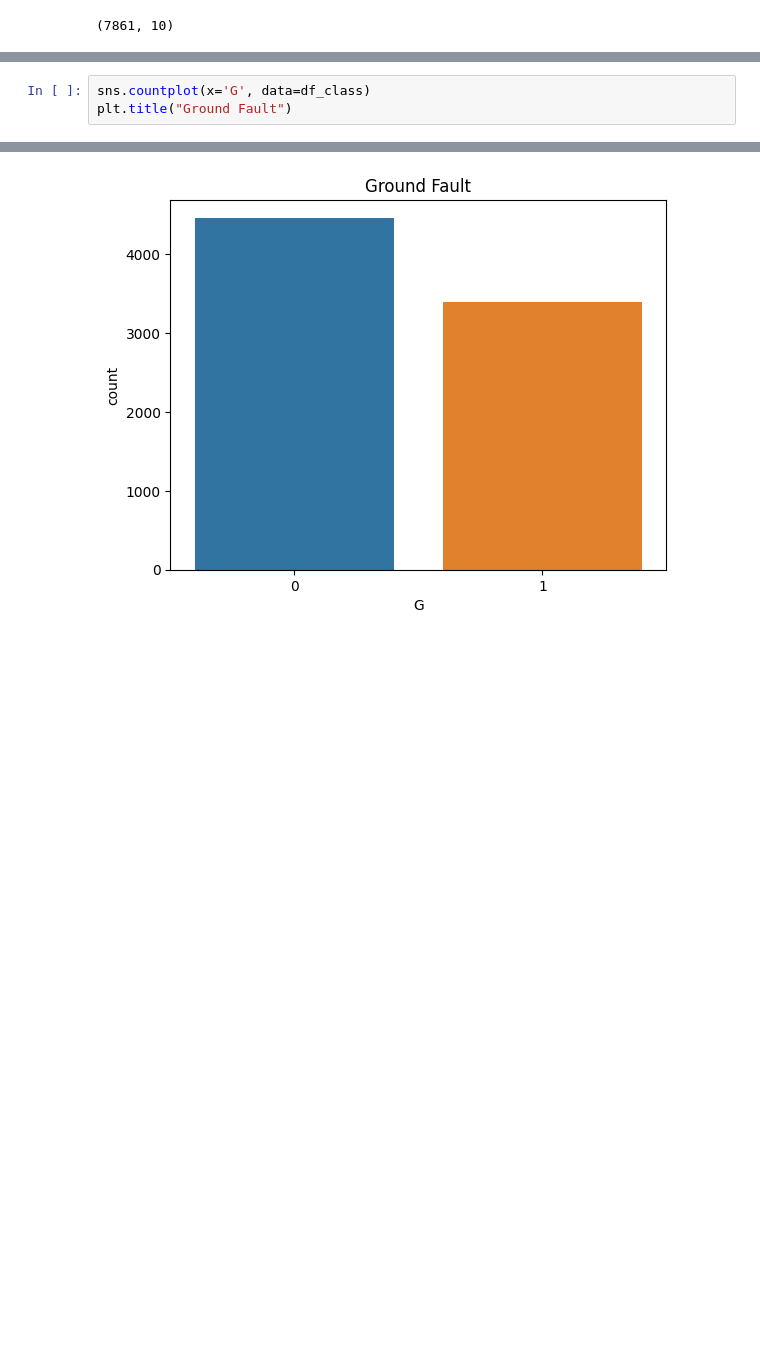
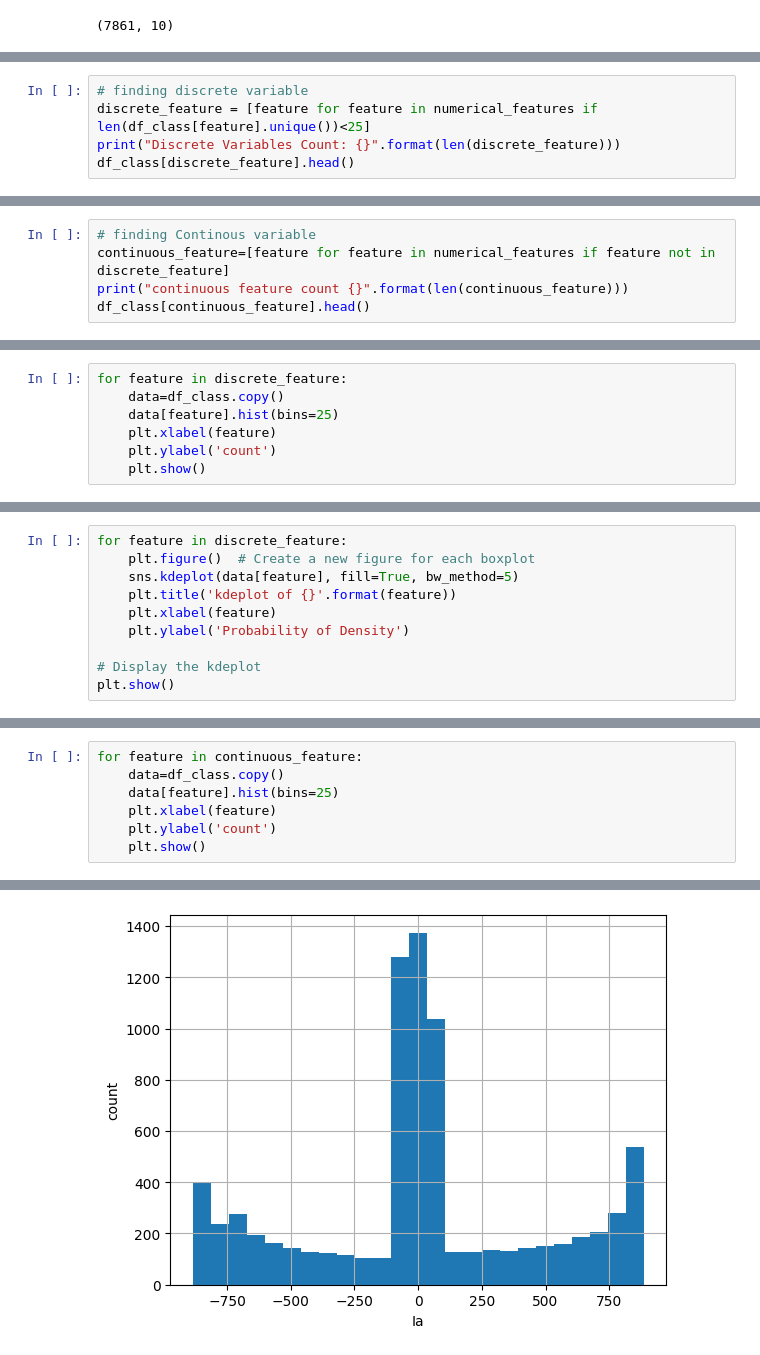
Before and after one commit to Digvijay1000/Electric_fault_prediction_using_ML, a Jupyter notebook: Model_for_Electric_Fault_Prediction.ipynb, the cells around one changed output, grey strips where cells are left out. Saved outputs shown, nothing was run; the diff lists cells and outputs as text; blank space fills up the shorter version.

```diff
--- a/Model_for_Electric_Fault_Prediction.ipynb
+++ b/Model_for_Electric_Fault_Prediction.ipynb
@@ -79,0 +120,5 @@ df_class.shape
+# %%
+# finding discrete variable
+discrete_feature = [feature for feature in numerical_features if len(df_class[feature].unique())<25]
+print("Discrete Variables Count: {}".format(len(discrete_feature)))
+df_class[discrete_feature].head()
@@ -79,0 +133,5 @@ df_class.shape
+# %%
+# finding Continous variable
+continuous_feature=[feature for feature in numerical_features if feature not in discrete_feature]
+print("continuous feature count {}".format(len(continuous_feature)))
+df_class[continuous_feature].head()
@@ -79,0 +154,7 @@ df_class.shape
+# %%
+for feature in discrete_feature:
+    data=df_class.copy()
+    data[feature].hist(bins=25)
+    plt.xlabel(feature)
+    plt.ylabel('count')
+    plt.show()
@@ -79,0 +166,10 @@ df_class.shape
+# %%
+for feature in discrete_feature:
+    plt.figure()  # Create a new figure for each boxplot
+    sns.kdeplot(data[feature], fill=True, bw_method=5)
+    plt.title('kdeplot of {}'.format(feature))
+    plt.xlabel(feature)
+    plt.ylabel('Probability of Density')
+
+# Display the kdeplot
+plt.show()
@@ -80,4 +181,8 @@ df_class.shape
 # %%
-sns.countplot(x='G', data=df_class)
-plt.title("Ground Fault")
+for feature in continuous_feature:
+    data=df_class.copy()
+    data[feature].hist(bins=25)
+    plt.xlabel(feature)
+    plt.ylabel('count')
+    plt.show()
 # %% [output]
@@ -85 +189 @@ Text(0.5, 1.0, 'Ground Fault')
-[figure, old version]
+[figure, new version]
```
Also changed, not shown: parts of 23 cells of this notebook.
